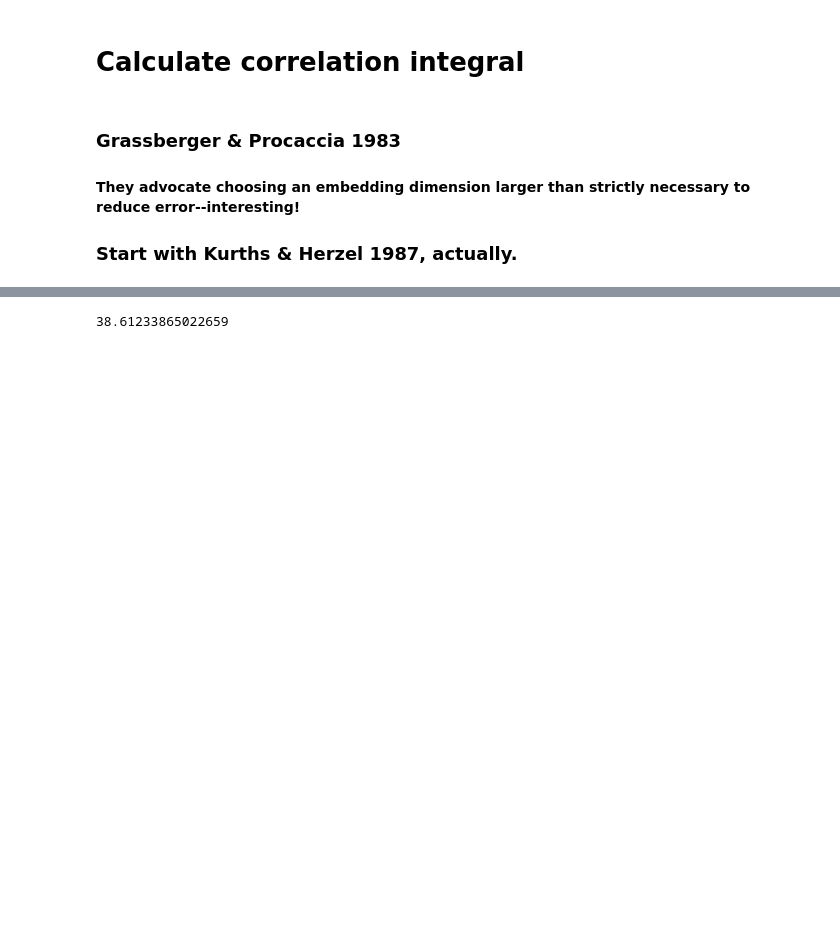
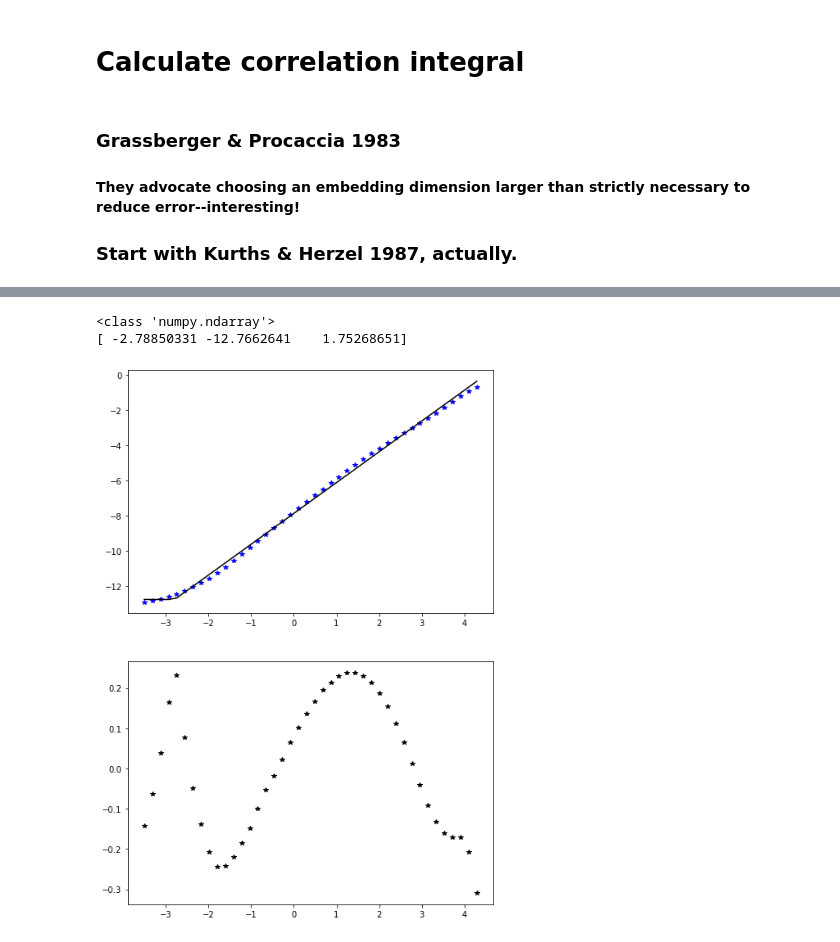
Before and after one commit to esandford/starspot_chaos, a Jupyter notebook: syntheticSignals.ipynb, the cells around one changed output, grey strips where cells are left out. Saved outputs shown, nothing was run; the diff lists cells and outputs as text; code cells hidden in the pictures; blank space fills up the shorter version.

```diff
--- a/syntheticSignals.ipynb
+++ b/syntheticSignals.ipynb
@@ -633,11 +704,10 @@ np.save("./corrDimTesting/lorenz_x_C2_10000.npy",testC2_10000)
-# %%
-start = time.time()
-testC0_20000, testC1_20000, testC2_20000 = sp.Cq(rArr=rArr, timeSeries=lorenz_r[:20000,0], tau = 15, m = 3)
-end = time.time()
-print((end-start)/60.)
-# %% [output]
-38.61233865022659
 # %%
-np.save("./corrDimTesting/lorenz_x_C0_20000.npy",testC0_20000)
-np.save("./corrDimTesting/lorenz_x_C1_20000.npy",testC1_20000)
-np.save("./corrDimTesting/lorenz_x_C2_20000.npy",testC2_20000)
+rArr = np.load("./corrDimTesting/rArr.npy")
+testC0_1000 = np.load("./corrDimTesting/lorenz_x_C0_1000.npy")
+testC2_1000 = np.load("./corrDimTesting/lorenz_x_C2_1000.npy")
+testC0_5000 = np.load("./corrDimTesting/lorenz_x_C0_5000.npy")
+testC2_5000 = np.load("./corrDimTesting/lorenz_x_C2_5000.npy")
+testC0_10000 = np.load("./corrDimTesting/lorenz_x_C0_10000.npy")
+testC2_10000 = np.load("./corrDimTesting/lorenz_x_C2_10000.npy")
+testC0_20000 = np.load("./corrDimTesting/lorenz_x_C0_20000.npy")
+testC2_20000 = np.load("./corrDimTesting/lorenz_x_C2_20000.npy")
@@ -643,0 +727,20 @@ np.save("./corrDimTesting/lorenz_x_C2_20000.npy",testC2_20000)
+# %%
+# fit broken line model to np.log2(C2(r))
+r = np.log2(rArr)[np.isfinite(testC2_10000_acc)]
+data = np.log2(testC2_10000_acc)[np.isfinite(testC2_10000_acc)]
+
+testpopt, testpcov = curve_fit(sp.brokenLine, r, data, p0=np.array((-3.,-13.,2.)))
+print(type(testpopt))
+print(testpopt)
+
+model = sp.brokenLine(r, *testpopt)
+
+fig, axes = plt.subplots(2,1,figsize=(8,12))
+axes[0].plot(r, data, 'b*')
+axes[0].plot(r, model, 'k-')
+axes[1].plot(r, data - model, 'k*')
+plt.show()
+# %% [output]
+<class 'numpy.ndarray'>
+[ -2.78850331 -12.7662641    1.75268651]
+[figure, added]
```
Also changed, not shown: parts of 9 cells of this notebook, 1 other file.
